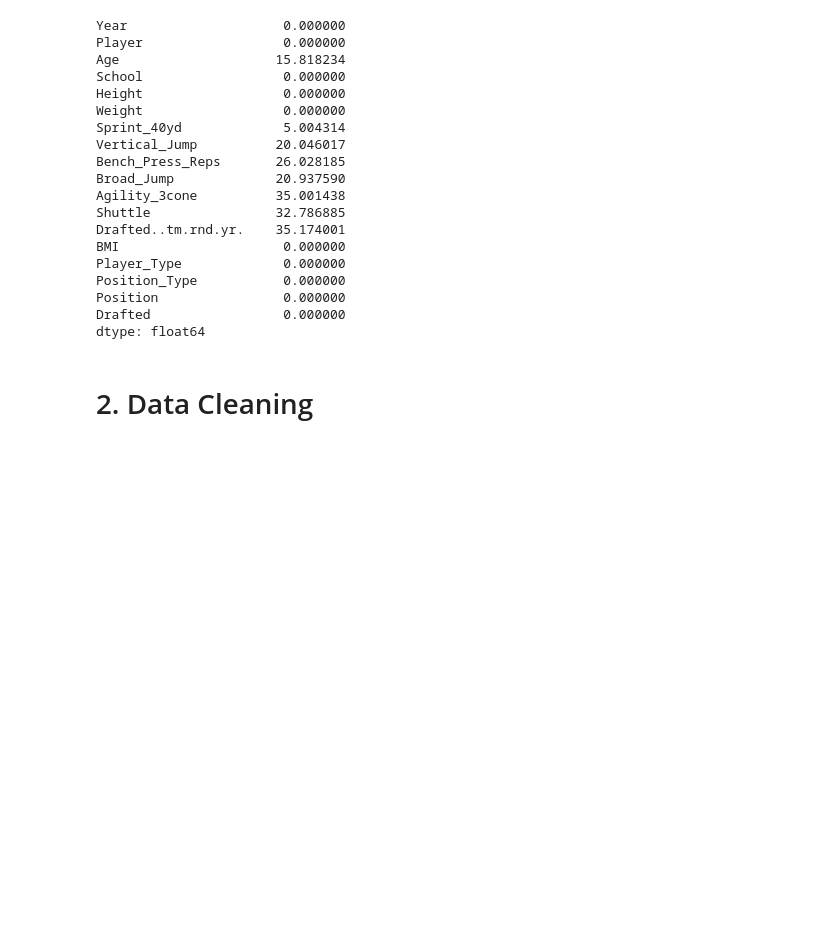
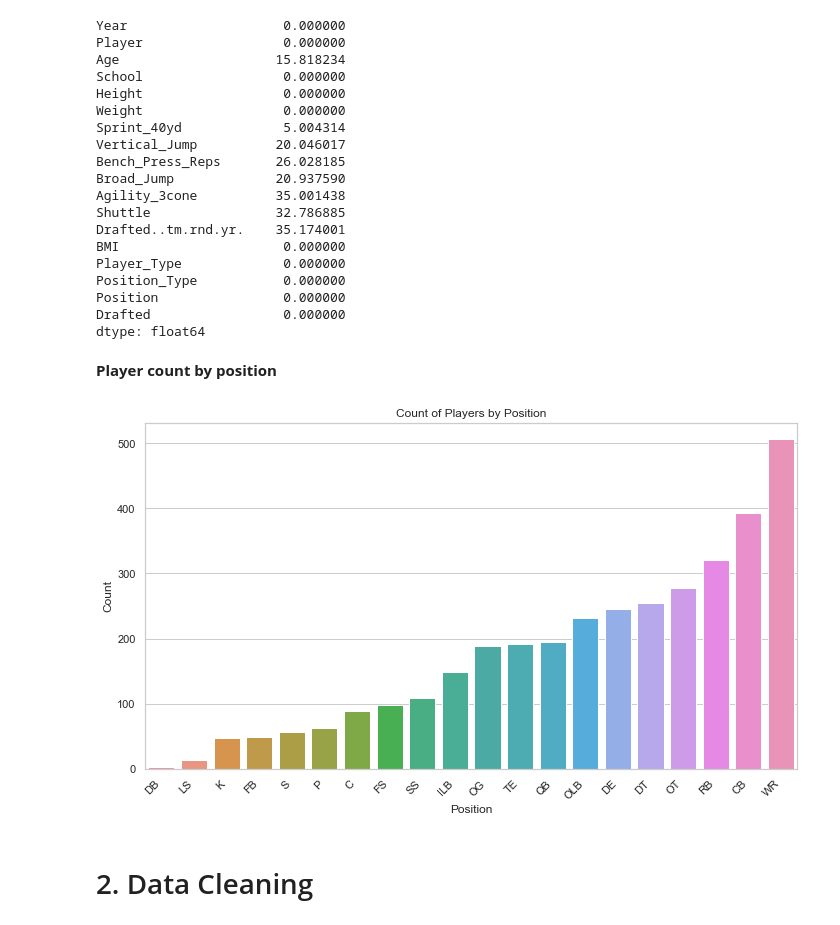
Before and after one commit to Gregcrooks75/NFL_analysis, a Jupyter notebook: NFL Project.ipynb, the cells around one changed output. Cells and saved outputs as stored; diff of their text form; code cells hidden in the pictures; blank space fills up the shorter version.

```diff
--- a/NFL Project.ipynb
+++ b/NFL Project.ipynb
@@ -111,6 +111,32 @@ Position_Type           0.000000
 Position                0.000000
 Drafted                 0.000000
 dtype: float64
+# %% [markdown]
+<b>Player count by position</b>
+# %%
+import pandas as pd
+import matplotlib.pyplot as plt
+import seaborn as sns
+
+# Assuming df_cleaned is your DataFrame
+# Counting the occurrences of each position
+position_counts = df['Position'].value_counts().sort_values(ascending=False)
+
+# Setting Seaborn color palette
+sns.set_palette("husl")
+
+# Plotting the count of each position
+plt.figure(figsize=(10, 6))
+sns.barplot(x=position_counts.index, y=position_counts.values, order=position_counts.sort_values().index)
+plt.title('Count of Players by Position')
+plt.ylabel('Count')
+plt.xlabel('Position')
+plt.xticks(rotation=45, ha='right')  # Rotate x-axis labels for better readability
+
+plt.tight_layout()  # Adjust layout to make room for rotated x-axis labels
+plt.show()
+# %% [output]
+[figure, added]
 # %% [markdown]
 # 2. Data Cleaning
 # %% [markdown]
```
Also changed, not shown: parts of 63 cells of this notebook.
